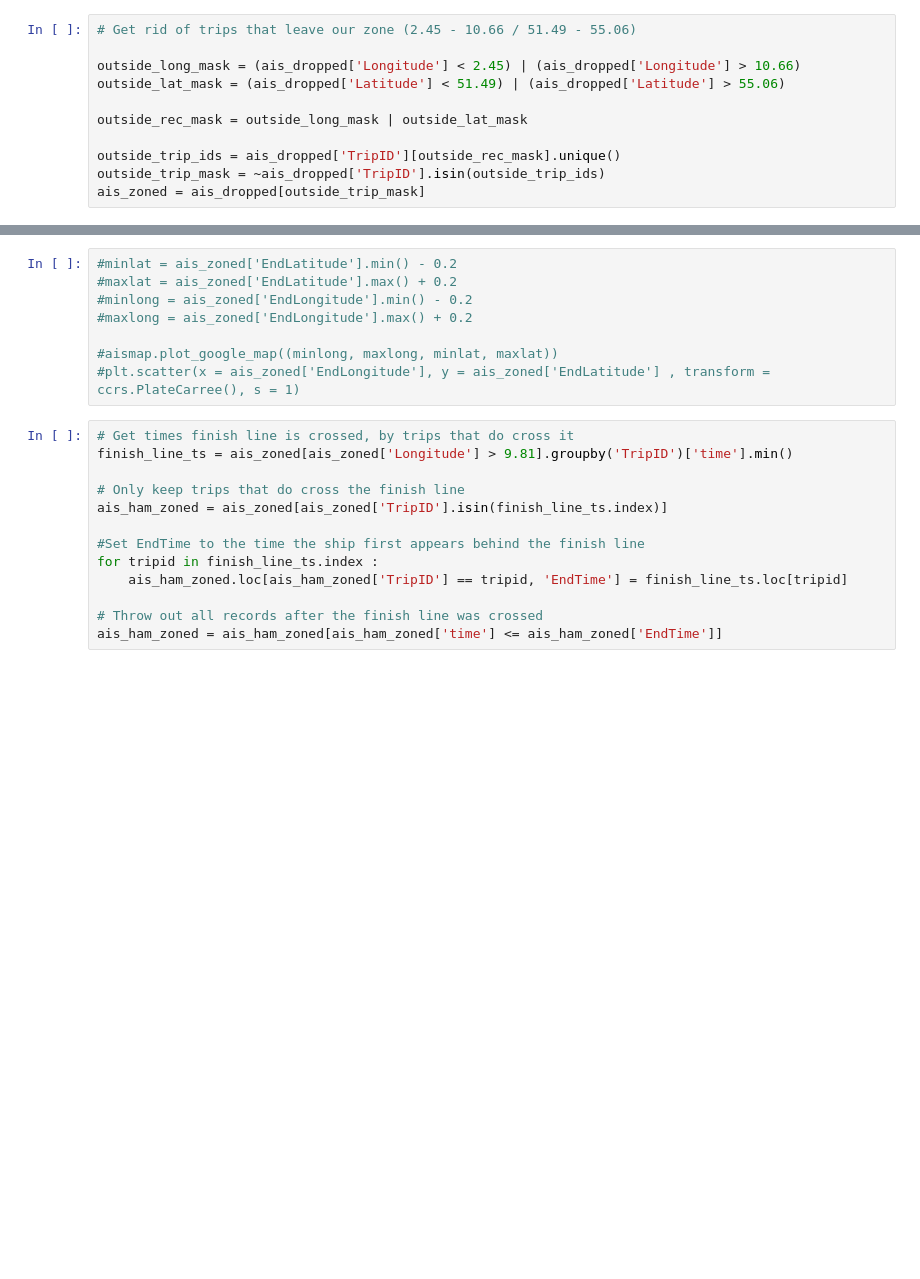
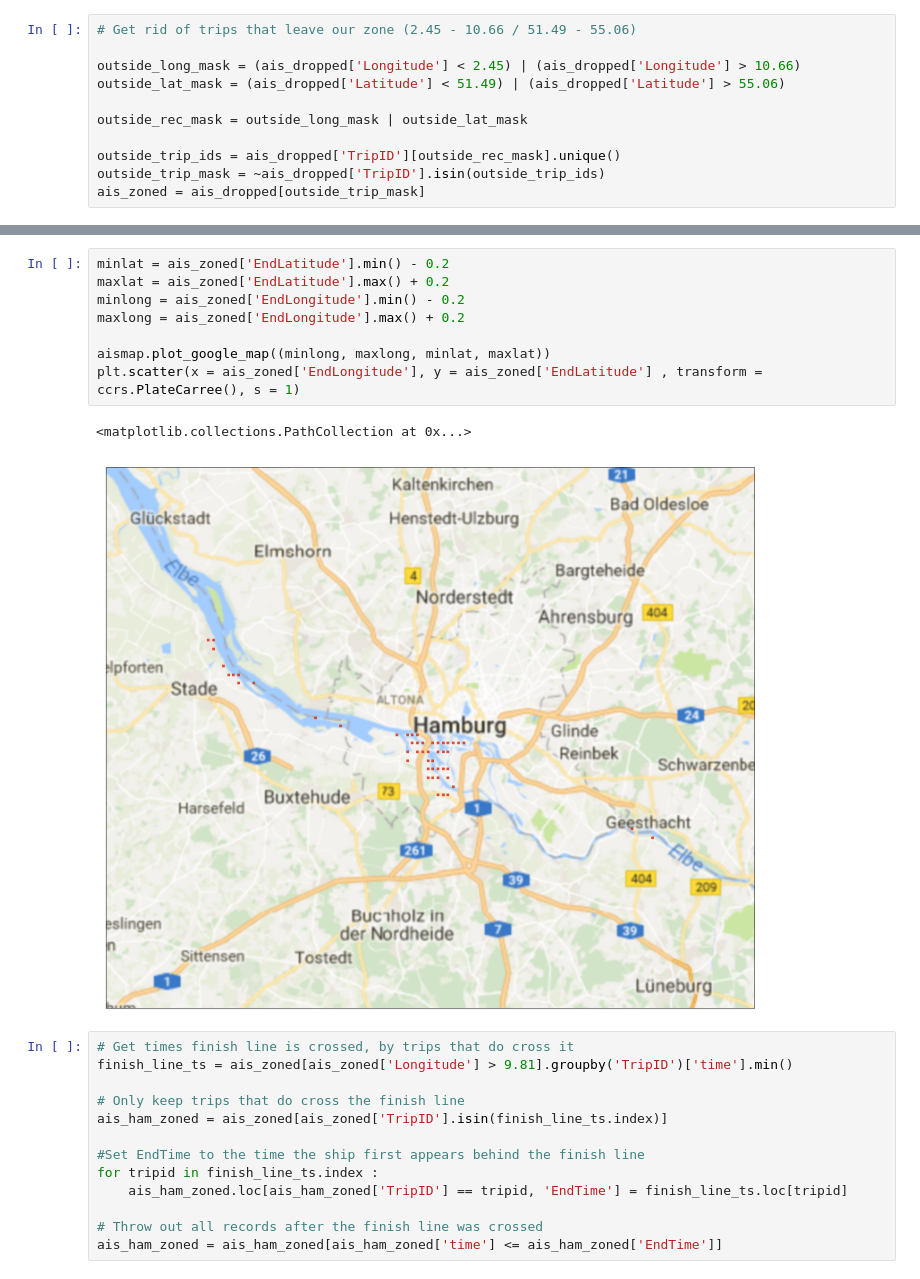
Before and after one commit to jank324/ais-predictor, a Jupyter notebook: data/filter ROT-HAM data.ipynb, the cells around one changed output, grey strips where cells are left out. Cells and saved outputs as stored; diff of their text form; blank space fills up the shorter version.

```diff
--- a/data/filter ROT-HAM data.ipynb
+++ b/data/filter ROT-HAM data.ipynb
@@ -87,11 +93,14 @@ ais_zoned = ais_dropped[outside_trip_mask]
 # %%
-#minlat = ais_zoned['EndLatitude'].min() - 0.2
-#maxlat = ais_zoned['EndLatitude'].max() + 0.2
-#minlong = ais_zoned['EndLongitude'].min() - 0.2
-#maxlong = ais_zoned['EndLongitude'].max() + 0.2
+minlat = ais_zoned['EndLatitude'].min() - 0.2
+maxlat = ais_zoned['EndLatitude'].max() + 0.2
+minlong = ais_zoned['EndLongitude'].min() - 0.2
+maxlong = ais_zoned['EndLongitude'].max() + 0.2
 
-#aismap.plot_google_map((minlong, maxlong, minlat, maxlat))
-#plt.scatter(x = ais_zoned['EndLongitude'], y = ais_zoned['EndLatitude'] , transform = ccrs.PlateCarree(), s = 1)
+aismap.plot_google_map((minlong, maxlong, minlat, maxlat))
+plt.scatter(x = ais_zoned['EndLongitude'], y = ais_zoned['EndLatitude'] , transform = ccrs.PlateCarree(), s = 1)
+# %% [output]
+<matplotlib.collections.PathCollection at 0x...>
+[figure, added]
 # %%
 # Get times finish line is crossed, by trips that do cross it
 finish_line_ts = ais_zoned[ais_zoned['Longitude'] > 9.81].groupby('TripID')['time'].min()
```
Also changed, not shown: parts of 5 cells of this notebook, 13 other files.
